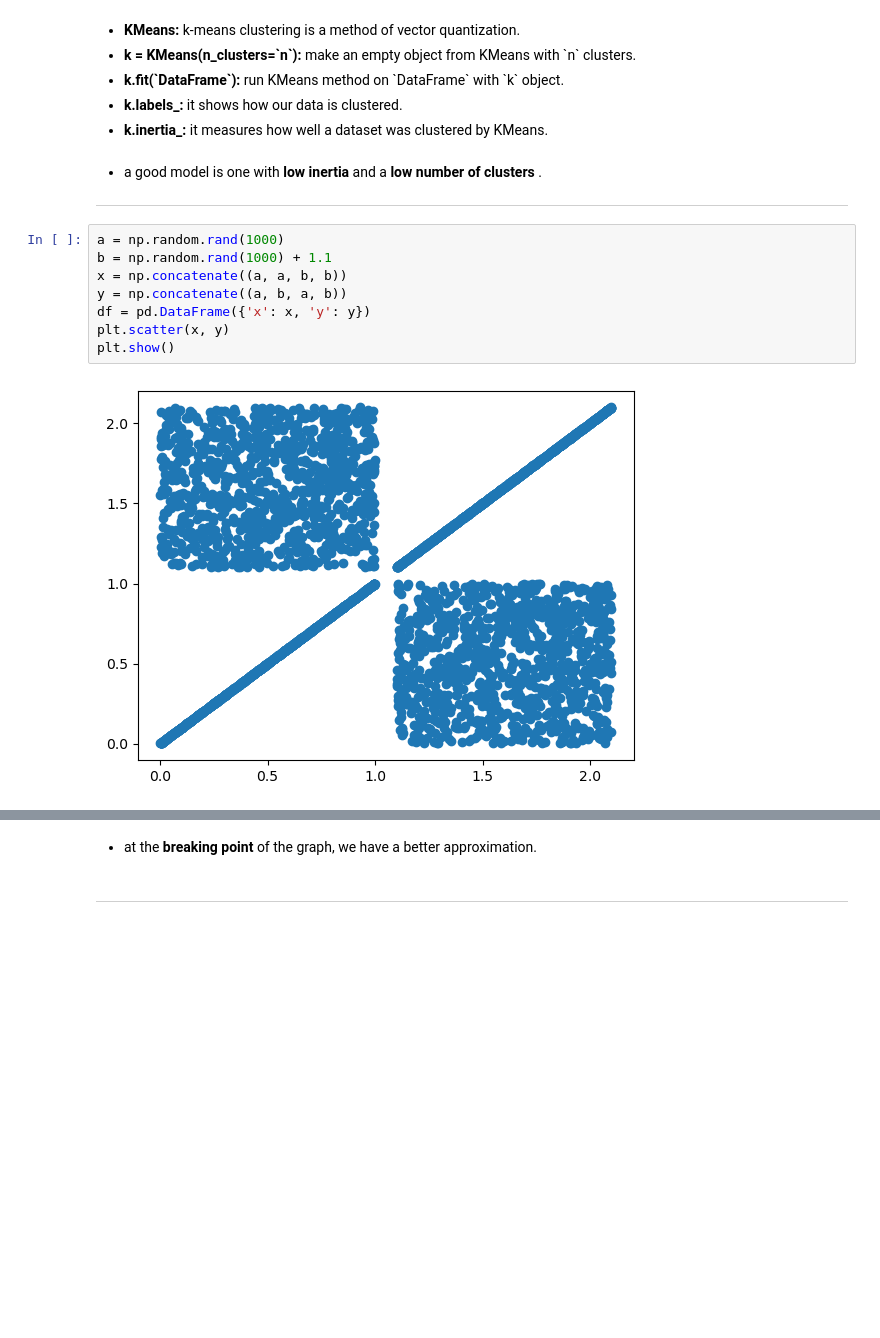
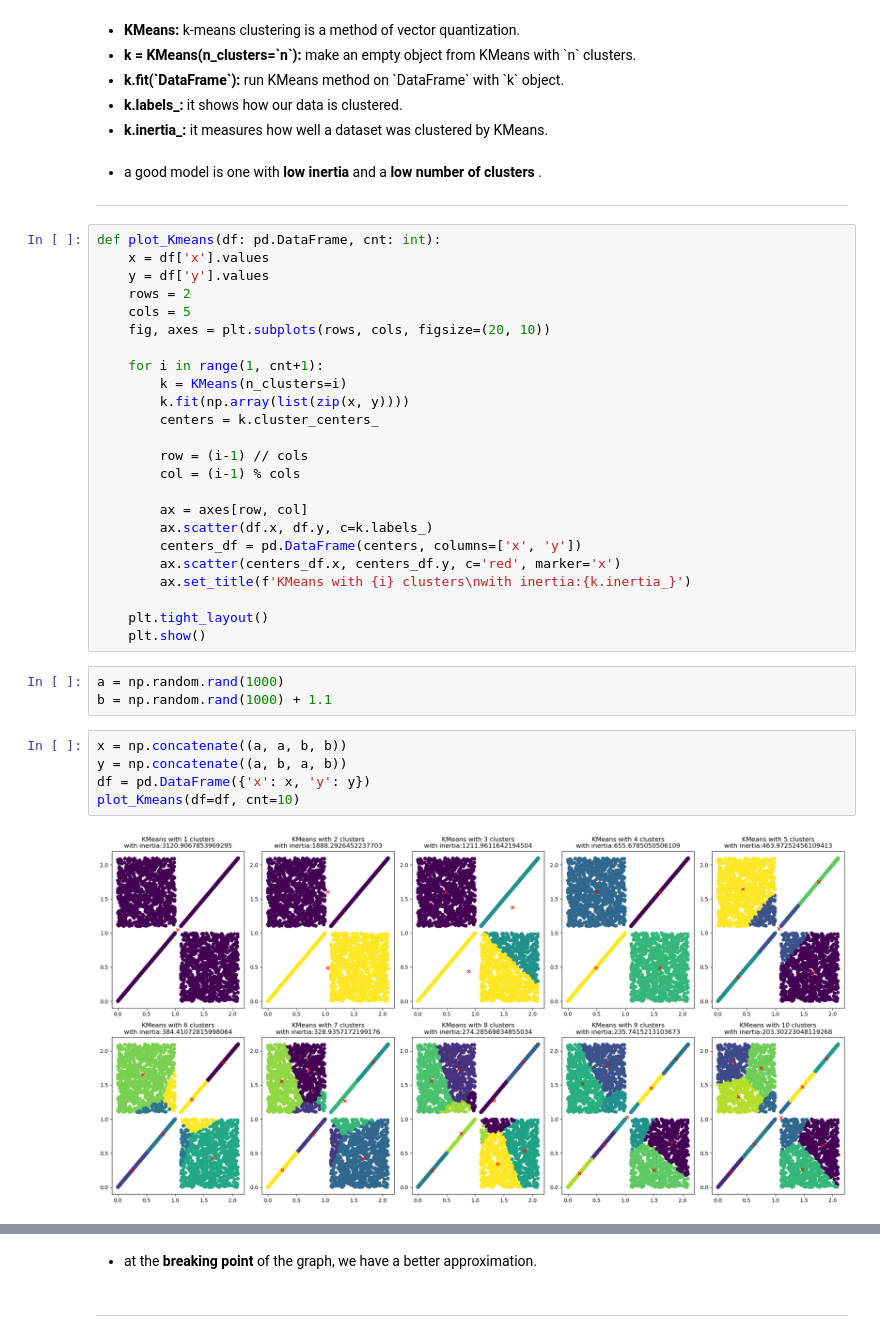
Before and after one commit to MoeeinAali/Quera-AI-Hackathon, a Jupyter notebook: Session01/Day01.ipynb, the cells around one changed output, grey strips where cells are left out. Drawn from its saved outputs; the diff is of its cells as text; blank space fills up the shorter version.

Commit message:
Add KMeans Inertia Plt with Better Layout

```diff
--- a/Session01/Day01.ipynb
+++ b/Session01/Day01.ipynb
@@ -506,13 +504,37 @@ k.inertia_
 </body>
 
 </html>
+# %%
+def plot_Kmeans(df: pd.DataFrame, cnt: int):
+    x = df['x'].values
+    y = df['y'].values
+    rows = 2
+    cols = 5
+    fig, axes = plt.subplots(rows, cols, figsize=(20, 10))
+
+    for i in range(1, cnt+1):
+        k = KMeans(n_clusters=i)
+        k.fit(np.array(list(zip(x, y))))
+        centers = k.cluster_centers_
+
+        row = (i-1) // cols
+        col = (i-1) % cols
+
+        ax = axes[row, col]
+        ax.scatter(df.x, df.y, c=k.labels_)
+        centers_df = pd.DataFrame(centers, columns=['x', 'y'])
+        ax.scatter(centers_df.x, centers_df.y, c='red', marker='x')
+        ax.set_title(f'KMeans with {i} clusters\nwith inertia:{k.inertia_}')
+
+    plt.tight_layout()
+    plt.show()
+# %%
+a = np.random.rand(1000)
+b = np.random.rand(1000) + 1.1
 # %%
-a = np.random.rand(1000)
-b = np.random.rand(1000) + 1.1
 x = np.concatenate((a, a, b, b))
 y = np.concatenate((a, b, a, b))
 df = pd.DataFrame({'x': x, 'y': y})
-plt.scatter(x, y)
-plt.show()
+plot_Kmeans(df=df, cnt=10)
 # %% [output]
-[figure, old version]
+[figure, new version]
```
Also changed, not shown: parts of 17 cells of this notebook.
